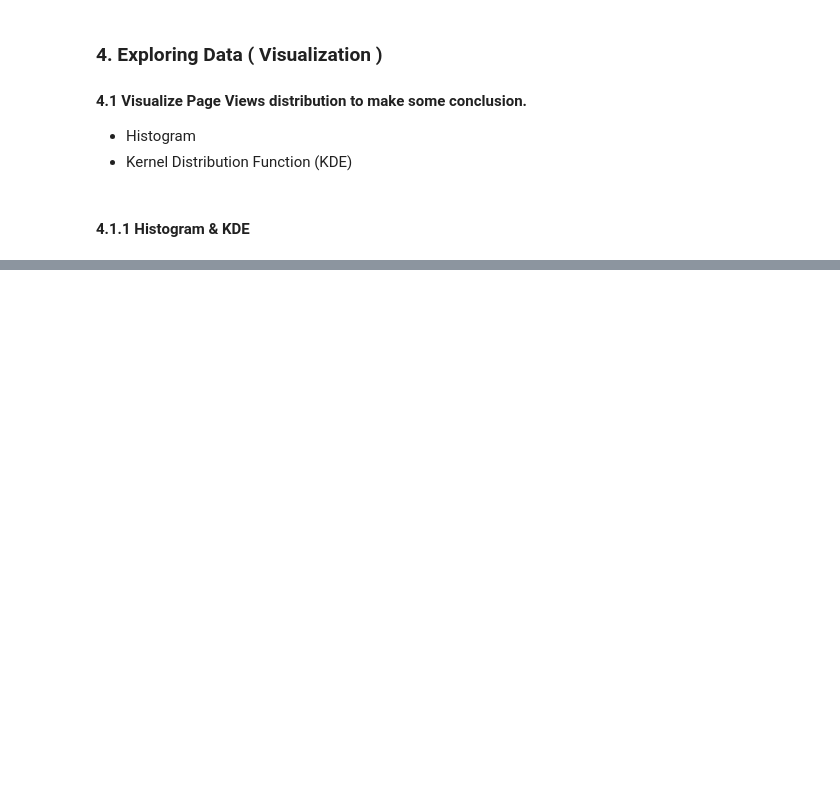
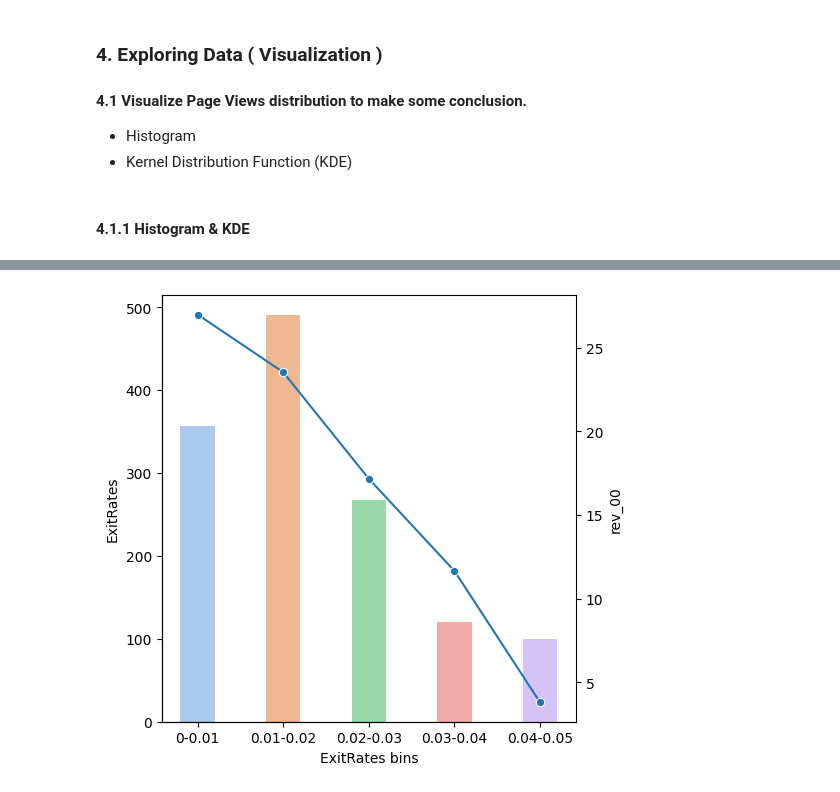
Before and after one commit to siddharthsky/customer_conversion_prediction_ML-p, a Jupyter notebook: notebooks/1. EDA.ipynb, the cells around one changed output, grey strips where cells are left out. Cells and saved outputs as stored; diff of their text form; code cells hidden in the pictures; blank space fills up the shorter version.

```diff
--- a/notebooks/1. EDA.ipynb
+++ b/notebooks/1. EDA.ipynb
@@ -245,0 +333,4 @@ plt.show()
+# %%
+plotter("ExitRates",0,0.05,0.01)
+# %% [output]
+[figure, added]
```
Also changed, not shown: parts of 13 cells of this notebook, 1 other file.
